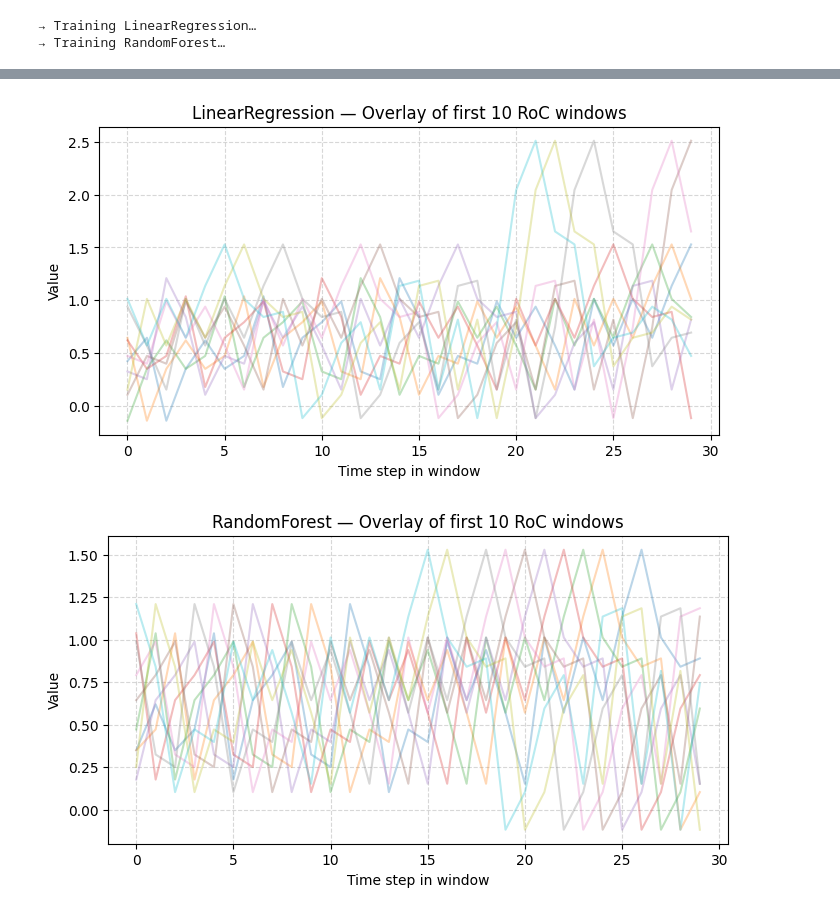
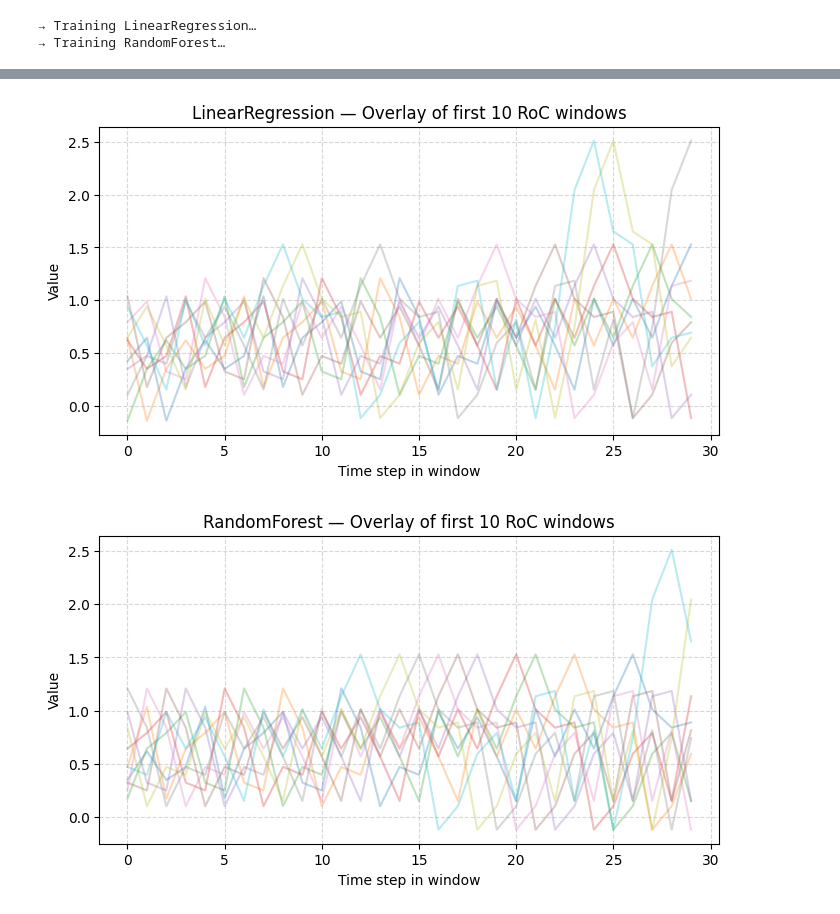
Before and after one commit to IliasAttary/bachelor_thesis, a Jupyter notebook: main.ipynb, the cells around one changed output, grey strips where cells are left out. Saved outputs shown, nothing was run; the diff lists cells and outputs as text; code cells hidden in the pictures.

```diff
--- a/main.ipynb
+++ b/main.ipynb
@@ -35,10 +96,10 @@ for idx, window in enumerate(X_val):
     errors = {}
     for name, model in forecasters.items():
         y_pred = model.predict(window)
-        errors[name] = (y_val[idx] - y_pred)**2
+        errors[name] = mean_squared_error([y_val[idx]], [y_pred])
 
     winner = min(errors, key=errors.get)
-    forecasters[winner].roc.append(idx)
+    forecasters[winner].roc.append(window)
     print(f"Window {idx:3d} → best model = {winner}  (error = {errors[winner]:.4f})")
 
 print("\nRoC sizes:")
@@ -49,22 +126,21 @@ InvalidParameterError: The 'y_true' parameter of mean_squared_error must be an a
 # %%
 num_to_plot = 10  # how many windows to overlay per model
 
 for name, model in forecasters.items():
-    wins = model.roc[:num_to_plot]
+    wins = model.roc[:num_to_plot]  # wins are now the actual windows, not indices
     if not wins:
         print(f"{name}: no RoC windows to plot.")
         continue
 
     plt.figure(figsize=(8, 4))
-    for idx in wins:
-        w = X_val[idx]
-        plt.plot(w, alpha=0.3)            # overlay each window with some transparency
+    for w in wins:
+        plt.plot(w, alpha=0.3)  # plot the window directly
 
     plt.title(f"{name} — Overlay of first {len(wins)} RoC windows")
     plt.xlabel("Time step in window")
     plt.ylabel("Value")
     plt.grid(True, linestyle='--', alpha=0.5)
     plt.show()
 # %% [output]
-[figure, old version]
+[figure, new version]
-[figure, old version]
+[figure, new version]
```
Also changed, not shown: parts of 5 cells of this notebook.
